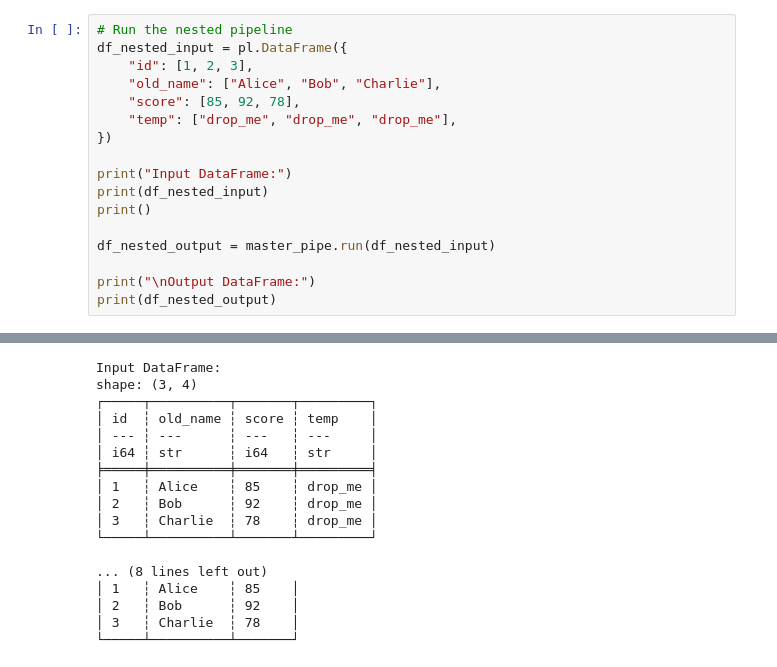
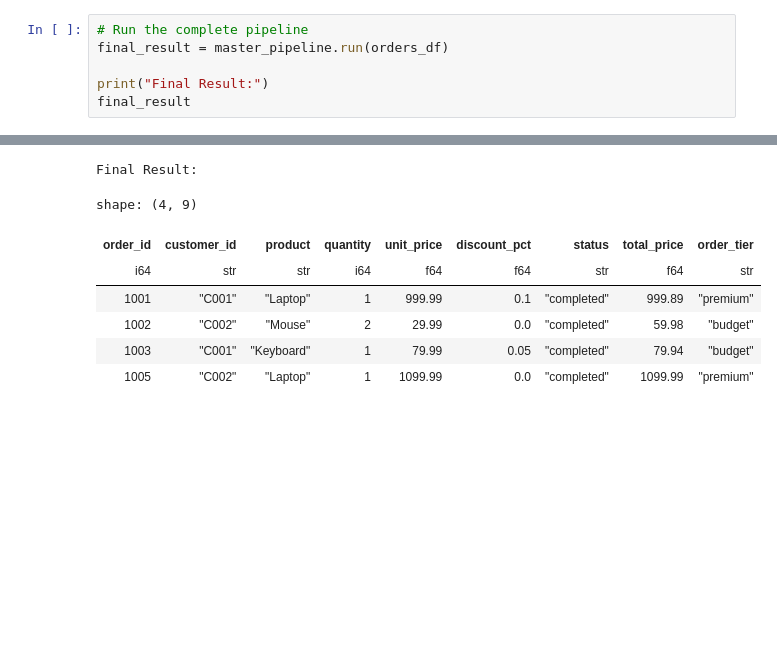
Before and after one commit to nielsen-oss/nebula, a Jupyter notebook: example_notebooks/01_flat_pipeline.ipynb, the cells around one changed output, grey strips where cells are left out. Drawn from its saved outputs; the diff is of its cells as text; blank space fills up the shorter version.

```diff
--- a/example_notebooks/01_flat_pipeline.ipynb
+++ b/example_notebooks/01_flat_pipeline.ipynb
@@ -217,20 +415,9 @@ master_pipe.plot(add_params=True)
 # %% [output]
 [drawing not drawn]
 # %%
-# Run the nested pipeline
-df_nested_input = pl.DataFrame({
-    "id": [1, 2, 3],
-    "old_name": ["Alice", "Bob", "Charlie"],
-    "score": [85, 92, 78],
-    "temp": ["drop_me", "drop_me", "drop_me"],
-})
+# Run the complete pipeline
+final_result = master_pipeline.run(orders_df)
 
-print("Input DataFrame:")
-print(df_nested_input)
-print()
-
-df_nested_output = master_pipe.run(df_nested_input)
-
-print("\nOutput DataFrame:")
-print(df_nested_output)
+print("Final Result:")
+final_result
 # %% [output]
@@ -247,17 +442,8 @@ print(df_nested_output)
-Input DataFrame:
-shape: (3, 4)
-┌─────┬──────────┬───────┬─────────┐
-│ id  ┆ old_name ┆ score ┆ temp    │
-│ --- ┆ ---      ┆ ---   ┆ ---     │
-│ i64 ┆ str      ┆ i64   ┆ str     │
-╞═════╪══════════╪═══════╪═════════╡
-│ 1   ┆ Alice    ┆ 85    ┆ drop_me │
-│ 2   ┆ Bob      ┆ 92    ┆ drop_me │
-│ 3   ┆ Charlie  ┆ 78    ┆ drop_me │
-└─────┴──────────┴───────┴─────────┘
-
-... (8 lines left out)
-│ 1   ┆ Alice    ┆ 85    │
-│ 2   ┆ Bob      ┆ 92    │
-│ 3   ┆ Charlie  ┆ 78    │
-└─────┴──────────┴───────┘
+Final Result:
+shape: (4, 9)
+| order_id | customer_id | product | quantity | unit_price | discount_pct | status | total_price | order_tier |
+| i64 | str | str | i64 | f64 | f64 | str | f64 | str |
+| 1001 | "C001" | "Laptop" | 1 | 999.99 | 0.1 | "completed" | 999.89 | "premium" |
+| 1002 | "C002" | "Mouse" | 2 | 29.99 | 0.0 | "completed" | 59.98 | "budget" |
+| 1003 | "C001" | "Keyboard" | 1 | 79.99 | 0.05 | "completed" | 79.94 | "budget" |
+| 1005 | "C002" | "Laptop" | 1 | 1099.99 | 0.0 | "completed" | 1099.99 | "premium" |
```
Also changed, not shown: parts of 32 cells of this notebook, 16 other files.
